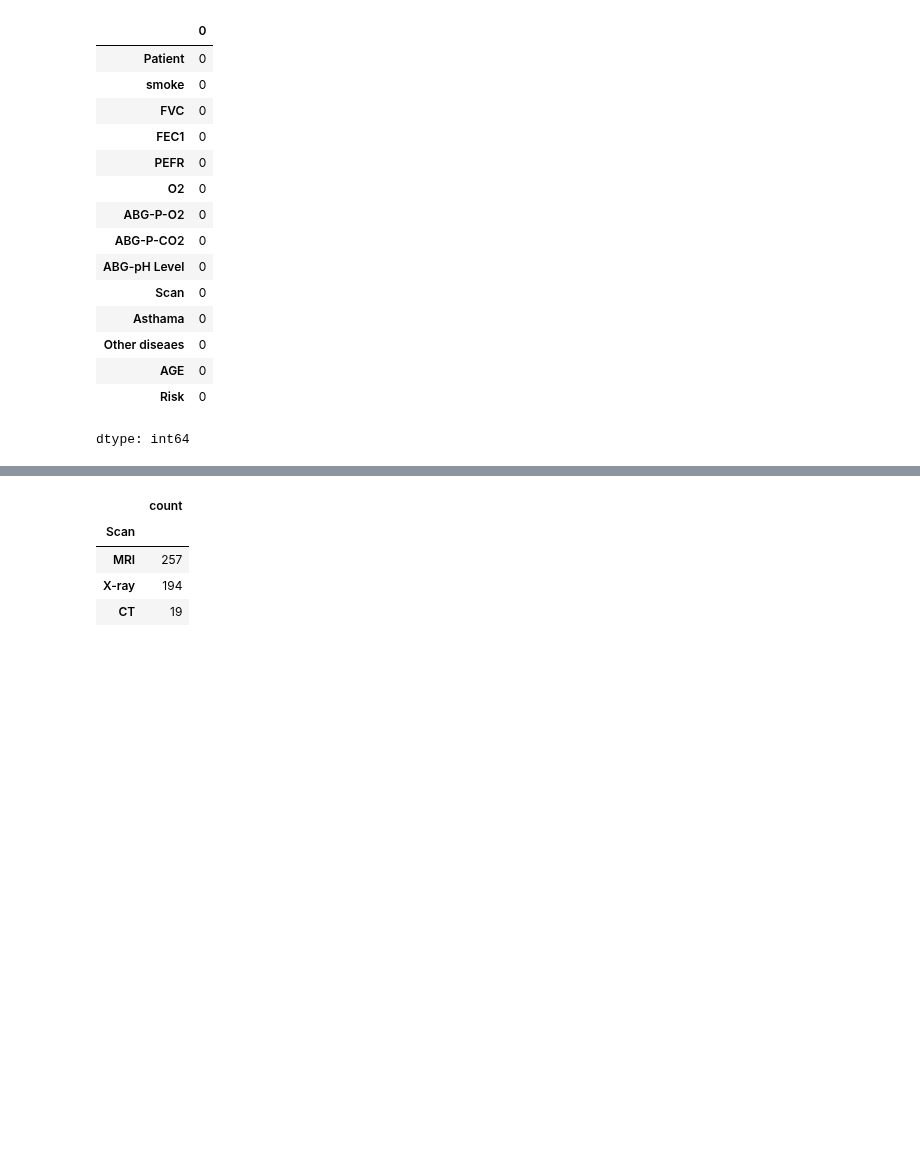
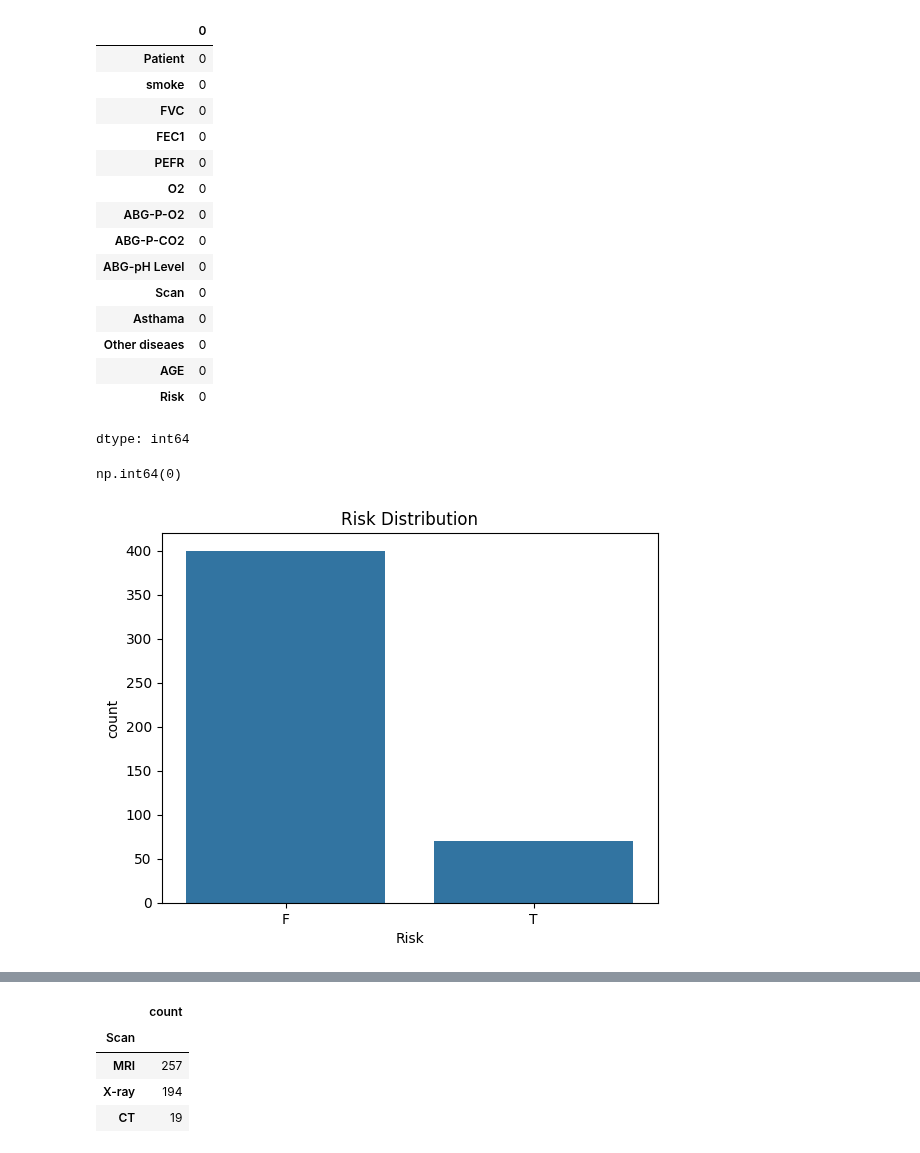
Before and after one commit to B1nturi/CSE475LAB, a Jupyter notebook: Lab_Task_1_Logistic_Regression.ipynb, the cells around one changed output, grey strips where cells are left out. Cells and saved outputs as stored; diff of their text form; code cells hidden in the pictures; blank space fills up the shorter version.

```diff
--- a/Lab_Task_1_Logistic_Regression.ipynb
+++ b/Lab_Task_1_Logistic_Regression.ipynb
@@ -14,7 +14,7 @@ from sklearn.model_selection import train_test_split
 from sklearn.metrics import accuracy_score, mean_absolute_error, mean_squared_error,classification_report
 from sklearn.linear_model import LogisticRegression
 # %%
-df = pd.read_excel('/content/drive/MyDrive/CSE475/lung_disease.xlsx')
+df = pd.read_excel('/content/drive/MyDrive/CSE475/Lab_01/Dataset/lung_disease.xlsx')
 df
 # %% [output]
 |  | Patient | smoke | FVC | FEC1 | PEFR | O2 | ABG-P-O2 | ABG-P-CO2 | ABG-pH Level | Scan | ... |
@@ -81,5 +67,15 @@ df.isnull().sum()
 | AGE | 0 |
 | Risk | 0 |
 dtype: int64
+# %%
+df.duplicated().sum()
+# %% [output]
+np.int64(0)
 # %%
 df_copy = df.copy()
+# %%
+sns.countplot(x='Risk', data=df_copy)
+plt.title('Risk Distribution')
+plt.show()
+# %% [output]
+[figure, added]
```
Also changed, not shown: parts of 39 cells of this notebook.
